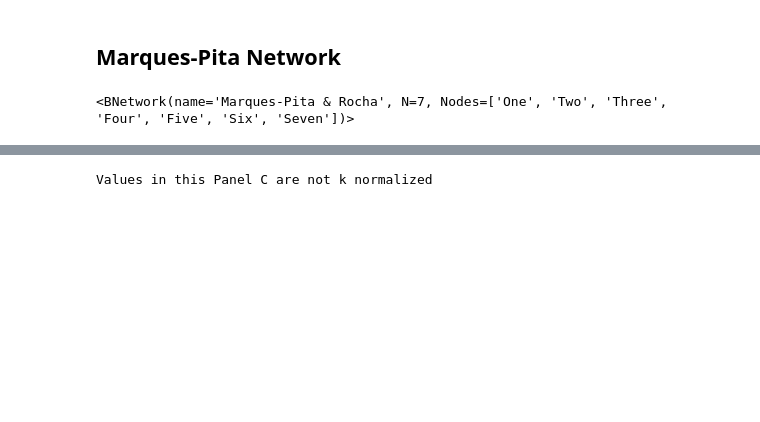
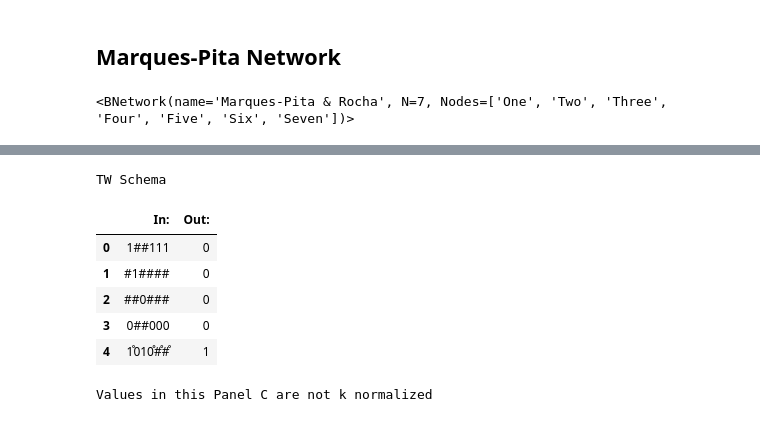
Before and after one commit to CASCI-lab/CANA, a Jupyter notebook: tutorials/Canalization - Marques-Pita.ipynb, the cells around one changed output, grey strips where cells are left out. Saved outputs shown, nothing was run; the diff lists cells and outputs as text; code cells hidden in the pictures; blank space fills up the shorter version.

```diff
--- a/tutorials/Canalization - Marques-Pita.ipynb
+++ b/tutorials/Canalization - Marques-Pita.ipynb
@@ -60,3 +85,15 @@ None
+# %%
+print('TW Schema')
+dfTW = n.schemata_look_up_table(type='ts')
+display(dfTW)
+# %% [output]
+TW Schema
+|  | In: | Out: |
+| 0 | 1##111 | 0 |
+| 1 | #1#### | 0 |
+| 2 | ##0### | 0 |
+| 3 | 0##000 | 0 |
+| 4 | 1̊010̊#̊#̊ | 1 |
 # %%
 print("Values in this Panel C are not k normalized")
 Image(url="http://journals.plos.org/plosone/article/figure/image?size=large&id=10.1371/journal.pone.0055946.g010",width=350)
```
Also changed, not shown: parts of 4 cells of this notebook, 12 other files.
